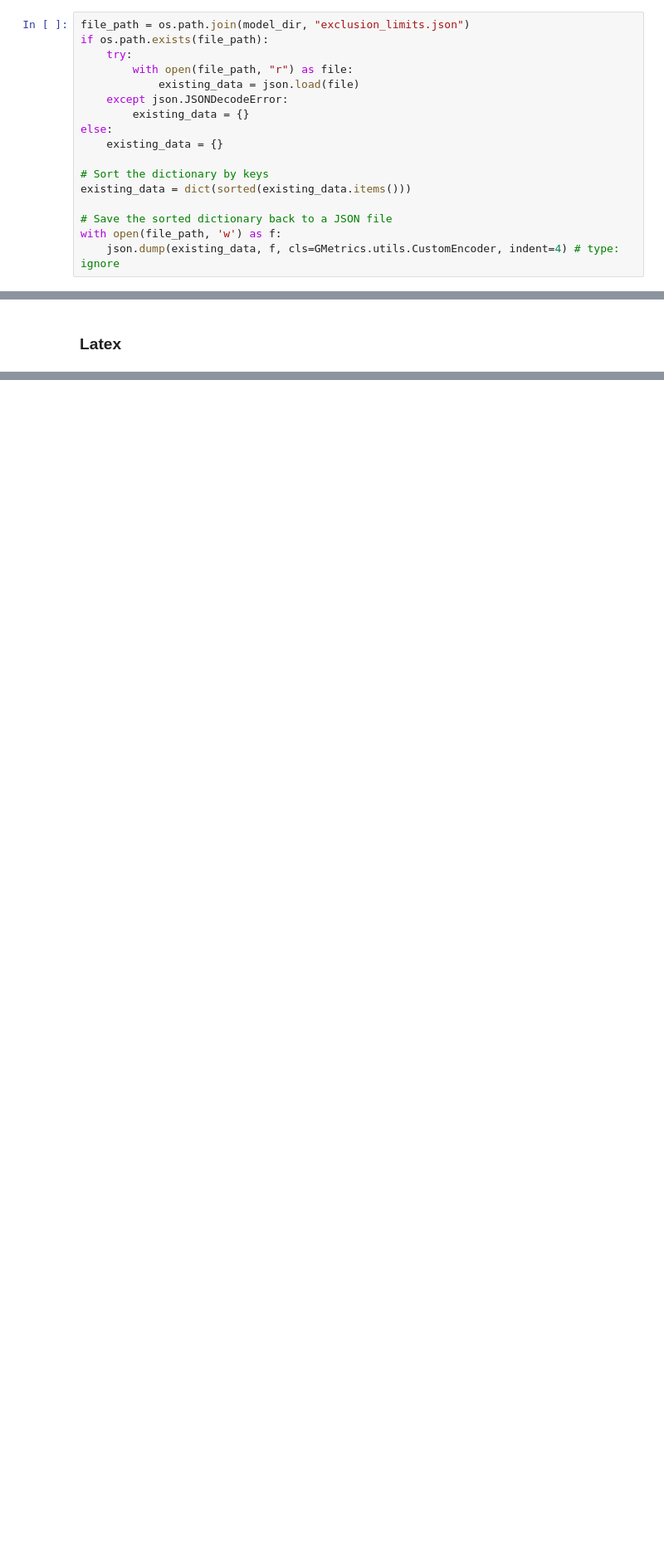
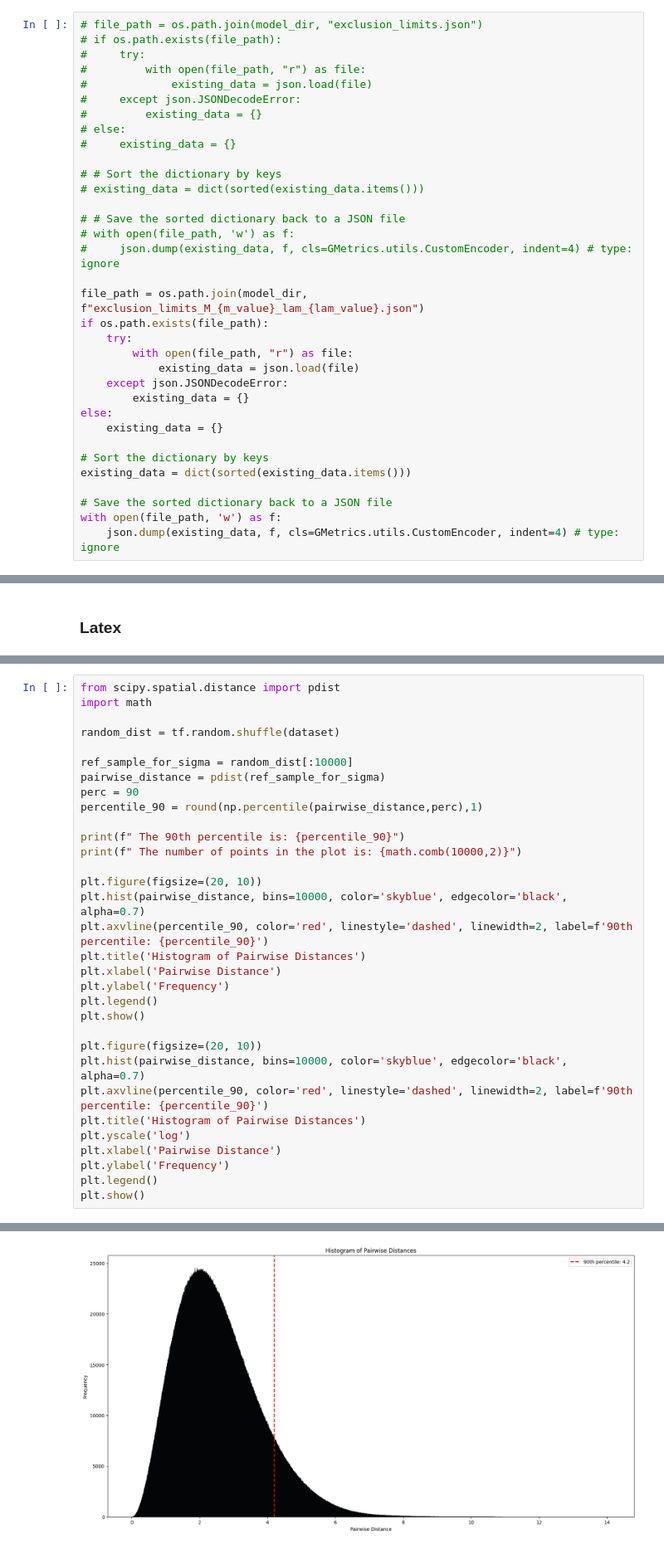
Before and after one commit to TwoSampleTests/NPLM_JetNetMetrics, a Jupyter notebook: notebooks/jet_features_20K_scaled.ipynb, the cells around one changed output, grey strips where cells are left out. Shown at 83% size. Cells and saved outputs as stored; diff of their text form; blank space fills up the shorter version.

```diff
--- a/notebooks/jet_features_20K_scaled.ipynb
+++ b/notebooks/jet_features_20K_scaled.ipynb
@@ -550,7 +570,24 @@ test_kwargs = {"niter_null": niter,
                "mirror_strategy": test_config_null["mirror_strategy"],
                "verbose": False}
 # %%
-file_path = os.path.join(model_dir, "exclusion_limits.json")
+# file_path = os.path.join(model_dir, "exclusion_limits.json")
+# if os.path.exists(file_path):
+#     try:
+#         with open(file_path, "r") as file:
+#             existing_data = json.load(file)
+#     except json.JSONDecodeError:
+#         existing_data = {}
+# else:
+#     existing_data = {}
+
+# # Sort the dictionary by keys
+# existing_data = dict(sorted(existing_data.items()))
+
+# # Save the sorted dictionary back to a JSON file
+# with open(file_path, 'w') as f:
+#     json.dump(existing_data, f, cls=GMetrics.utils.CustomEncoder, indent=4) # type: ignore
+
+file_path = os.path.join(model_dir, f"exclusion_limits_M_{m_value}_lam_{lam_value}.json")
 if os.path.exists(file_path):
     try:
         with open(file_path, "r") as file:
@@ -806,0 +1005,33 @@ LaTeX table code has been written to results/jet_features/tests/20K_preprocessed
+# %%
+from scipy.spatial.distance import pdist
+import math
+
+random_dist = tf.random.shuffle(dataset)
+
+ref_sample_for_sigma = random_dist[:10000]
+pairwise_distance = pdist(ref_sample_for_sigma)
+perc = 90
+percentile_90 = round(np.percentile(pairwise_distance,perc),1)
+
+print(f" The 90th percentile is: {percentile_90}")
+print(f" The number of points in the plot is: {math.comb(10000,2)}")
+
+plt.figure(figsize=(20, 10))
+plt.hist(pairwise_distance, bins=10000, color='skyblue', edgecolor='black', alpha=0.7)
+plt.axvline(percentile_90, color='red', linestyle='dashed', linewidth=2, label=f'90th percentile: {percentile_90}')
+plt.title('Histogram of Pairwise Distances')
+plt.xlabel('Pairwise Distance')
+plt.ylabel('Frequency')
+plt.legend()
+plt.show()
+
+plt.figure(figsize=(20, 10))
+plt.hist(pairwise_distance, bins=10000, color='skyblue', edgecolor='black', alpha=0.7)
+plt.axvline(percentile_90, color='red', linestyle='dashed', linewidth=2, label=f'90th percentile: {percentile_90}')
+plt.title('Histogram of Pairwise Distances')
+plt.yscale('log')
+plt.xlabel('Pairwise Distance')
+plt.ylabel('Frequency')
+plt.legend()
+plt.show()
+# %% [output]
@@ -806,0 +1040 @@ LaTeX table code has been written to results/jet_features/tests/20K_preprocessed
+[figure, added]
```
Also changed, not shown: parts of 24 cells of this notebook, 29 other files.
